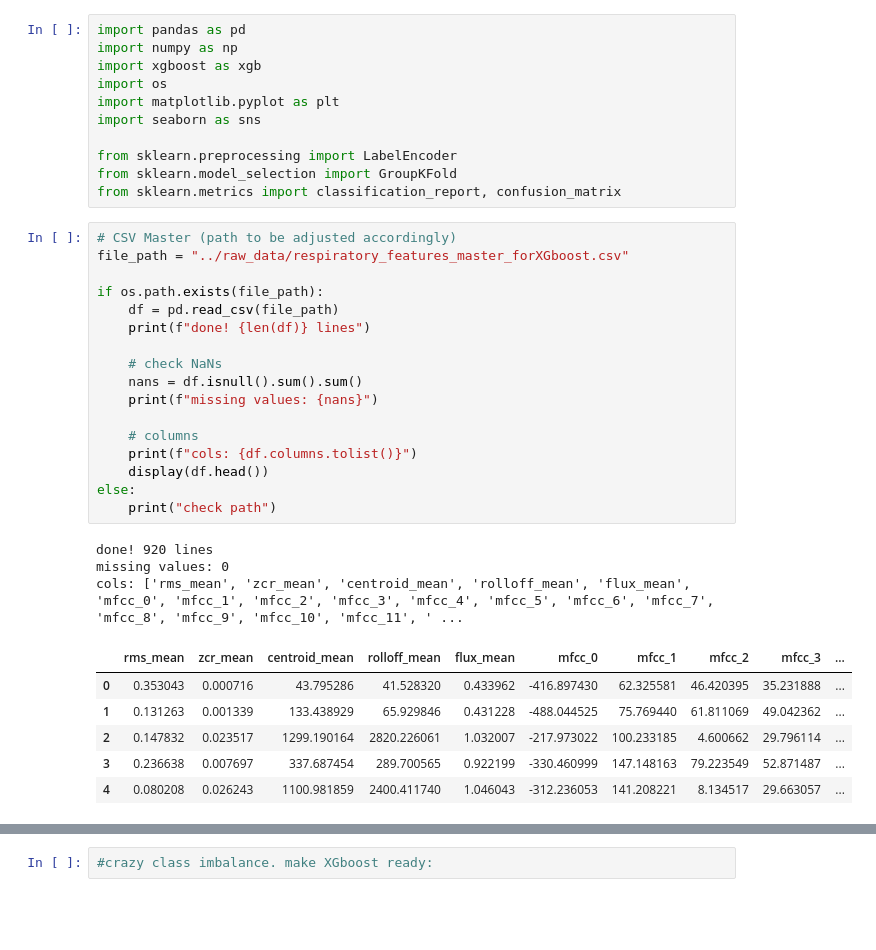
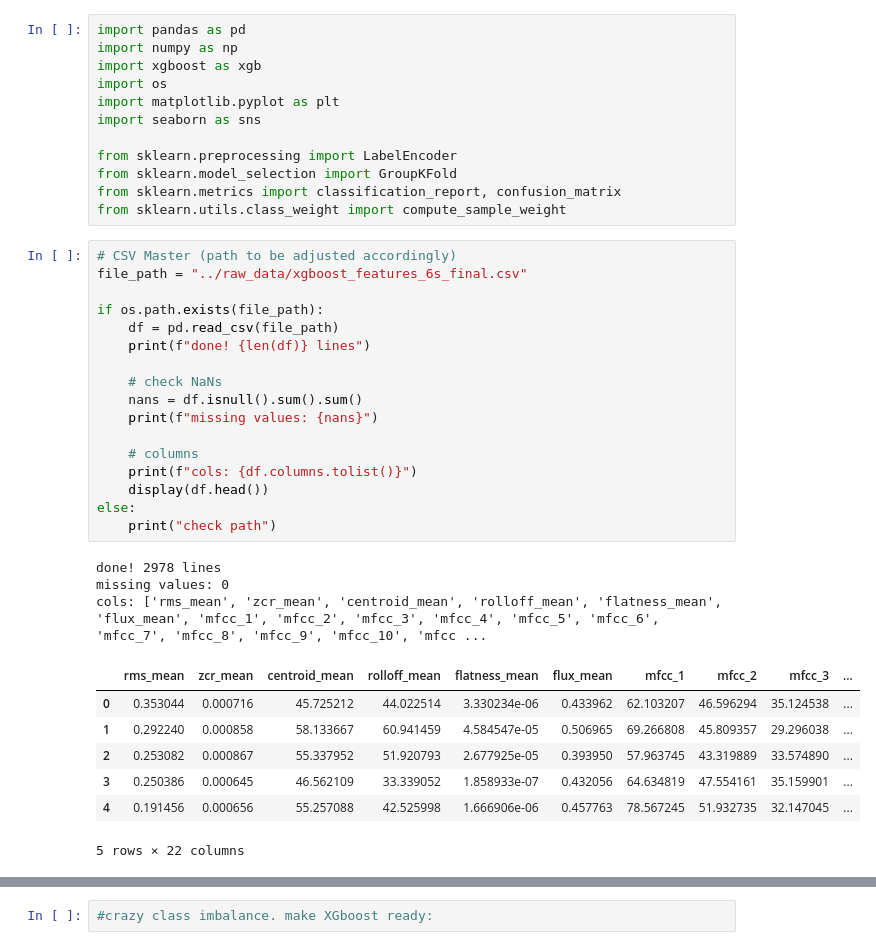
Before and after one commit to mi-mi-mia/smart-stethoscope, a Jupyter notebook: notebooks/04_xgboost_test.ipynb, the cells around one changed output, grey strips where cells are left out. Cells and saved outputs as stored; diff of their text form; blank space fills up the shorter version.

```diff
--- a/notebooks/04_xgboost_test.ipynb
+++ b/notebooks/04_xgboost_test.ipynb
@@ -9,30 +9,32 @@ import seaborn as sns
 from sklearn.preprocessing import LabelEncoder
 from sklearn.model_selection import GroupKFold
 from sklearn.metrics import classification_report, confusion_matrix
+from sklearn.utils.class_weight import compute_sample_weight
 # %%
 # CSV Master (path to be adjusted accordingly)
-file_path = "../raw_data/respiratory_features_master_forXGboost.csv"
+file_path = "../raw_data/xgboost_features_6s_final.csv"
 
 if os.path.exists(file_path):
     df = pd.read_csv(file_path)
     print(f"done! {len(df)} lines")
 
     # check NaNs
     nans = df.isnull().sum().sum()
     print(f"missing values: {nans}")
 
     # columns
     print(f"cols: {df.columns.tolist()}")
     display(df.head())
 else:
     print("check path")
 # %% [output]
-done! 920 lines
+done! 2978 lines
 missing values: 0
-cols: ['rms_mean', 'zcr_mean', 'centroid_mean', 'rolloff_mean', 'flux_mean', 'mfcc_0', 'mfcc_1', 'mfcc_2', 'mfcc_3', 'mfcc_4', 'mfcc_5', 'mfcc_6', 'mfcc_7', 'mfcc_8', 'mfcc_9', 'mfcc_10', 'mfcc_11', ' ...
+cols: ['rms_mean', 'zcr_mean', 'centroid_mean', 'rolloff_mean', 'flatness_mean', 'flux_mean', 'mfcc_1', 'mfcc_2', 'mfcc_3', 'mfcc_4', 'mfcc_5', 'mfcc_6', 'mfcc_7', 'mfcc_8', 'mfcc_9', 'mfcc_10', 'mfcc ...
-|  | rms_mean | zcr_mean | centroid_mean | rolloff_mean | flux_mean | mfcc_0 | mfcc_1 | mfcc_2 | mfcc_3 | ... |
-| 0 | 0.353043 | 0.000716 | 43.795286 | 41.528320 | 0.433962 | -416.897430 | 62.325581 | 46.420395 | 35.231888 | ... |
-| 1 | 0.131263 | 0.001339 | 133.438929 | 65.929846 | 0.431228 | -488.044525 | 75.769440 | 61.811069 | 49.042362 | ... |
-| 2 | 0.147832 | 0.023517 | 1299.190164 | 2820.226061 | 1.032007 | -217.973022 | 100.233185 | 4.600662 | 29.796114 | ... |
-| 3 | 0.236638 | 0.007697 | 337.687454 | 289.700565 | 0.922199 | -330.460999 | 147.148163 | 79.223549 | 52.871487 | ... |
-| 4 | 0.080208 | 0.026243 | 1100.981859 | 2400.411740 | 1.046043 | -312.236053 | 141.208221 | 8.134517 | 29.663057 | ... |
+|  | rms_mean | zcr_mean | centroid_mean | rolloff_mean | flatness_mean | flux_mean | mfcc_1 | mfcc_2 | mfcc_3 | ... |
+| 0 | 0.353044 | 0.000716 | 45.725212 | 44.022514 | 3.330234e-06 | 0.433962 | 62.103207 | 46.596294 | 35.124538 | ... |
+| 1 | 0.292240 | 0.000858 | 58.133667 | 60.941459 | 4.584547e-05 | 0.506965 | 69.266808 | 45.809357 | 29.296038 | ... |
+| 2 | 0.253082 | 0.000867 | 55.337952 | 51.920793 | 2.677925e-05 | 0.393950 | 57.963745 | 43.319889 | 33.574890 | ... |
+| 3 | 0.250386 | 0.000645 | 46.562109 | 33.339052 | 1.858933e-07 | 0.432056 | 64.634819 | 47.554161 | 35.159901 | ... |
+| 4 | 0.191456 | 0.000656 | 55.257088 | 42.525998 | 1.666906e-06 | 0.457763 | 78.567245 | 51.932735 | 32.147045 | ... |
+5 rows × 22 columns
```
Also changed, not shown: parts of 12 cells of this notebook.
